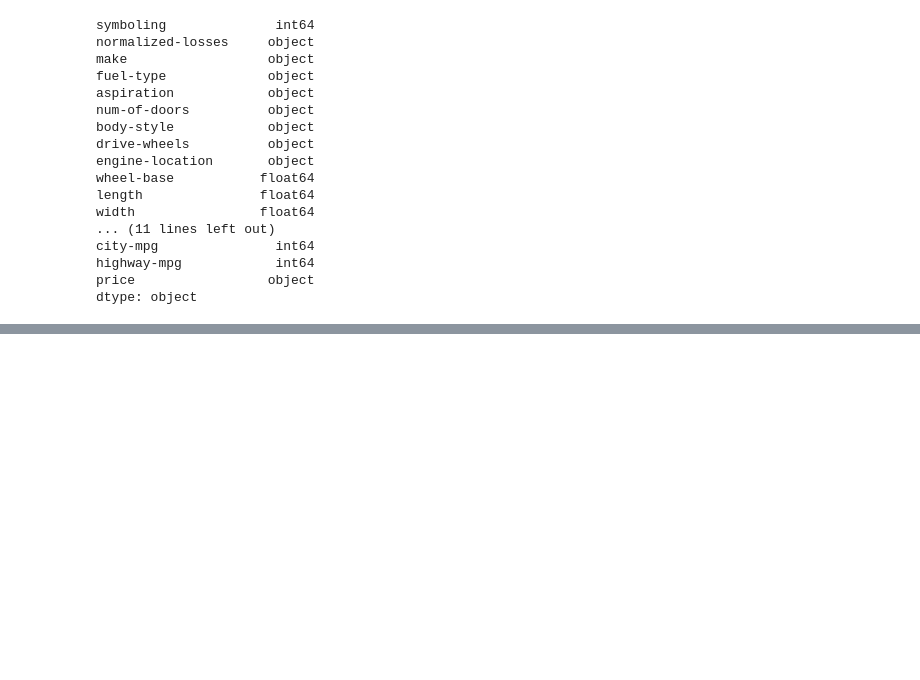
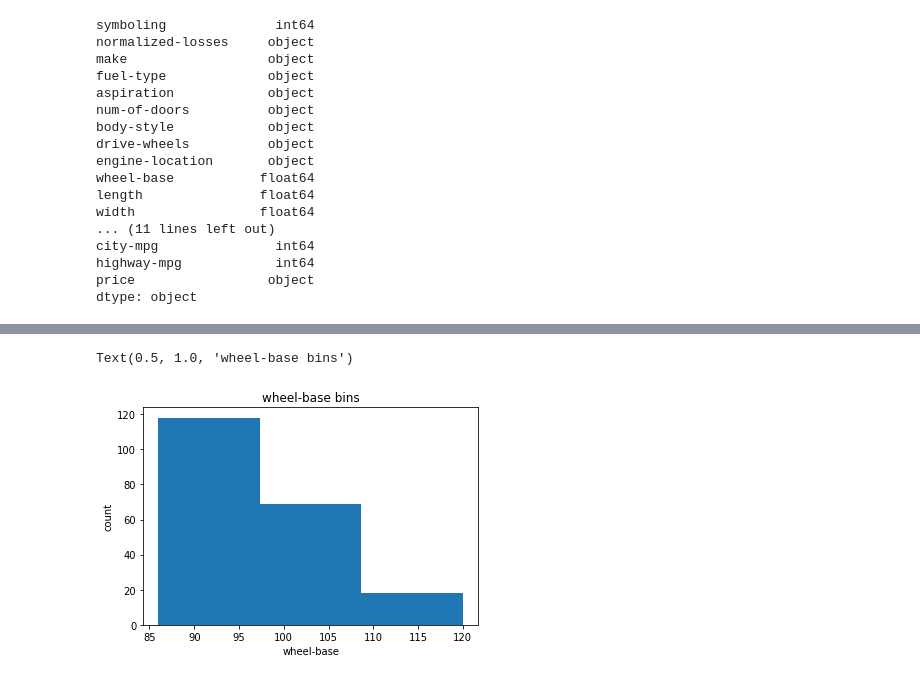
Before and after one commit to PosgradoMNA/actividades-de-aprendizaje-cardonasebastian, a Jupyter notebook: Semana 5: Data Analysis with Python (IBM).ipynb, the cells around one changed output, grey strips where cells are left out. Drawn from its saved outputs; the diff is of its cells as text; code cells hidden in the pictures; blank space fills up the shorter version.

```diff
--- a/Semana 5: Data Analysis with Python (IBM).ipynb
+++ b/Semana 5: Data Analysis with Python (IBM).ipynb
@@ -130,0 +220,13 @@ df.head()
+# %%
+
+
+# dibuja el histograma del atributo "wheel-base" con contenedores = 3
+plt.pyplot.hist(df["wheel-base"], bins = 3)
+
+# asignando x/y etiquetas y el titulo
+plt.pyplot.xlabel("wheel-base")
+plt.pyplot.ylabel("count")
+plt.pyplot.title("wheel-base bins")
+# %% [output]
+Text(0.5, 1.0, 'wheel-base bins')
+[figure, added]
```
Also changed, not shown: parts of 14 cells of this notebook.
